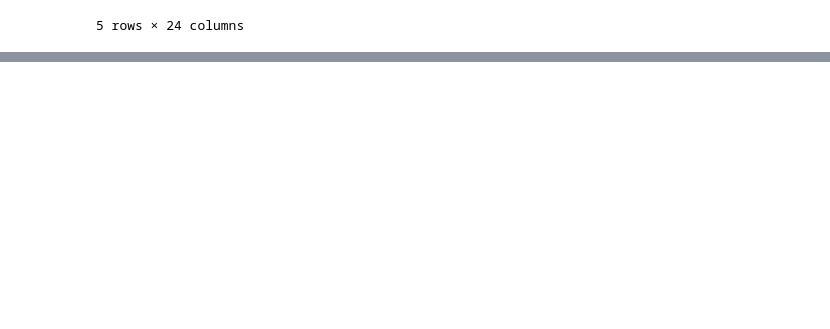
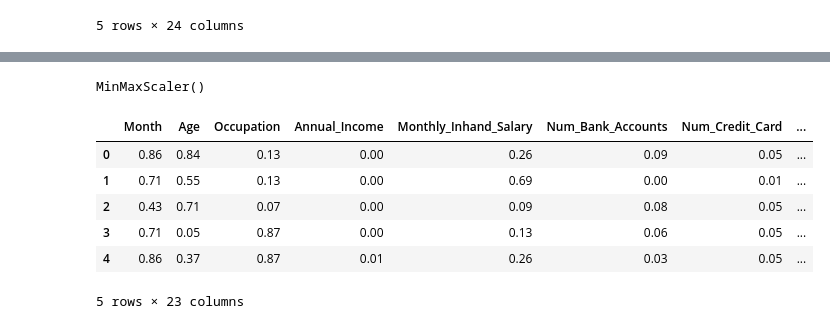
Before and after one commit to deepaksaipendyala/Credit-Score-Classification, a Jupyter notebook: Credit_score_classification.ipynb, the cells around one changed output, grey strips where cells are left out. Drawn from its saved outputs; the diff is of its cells as text; code cells hidden in the pictures; blank space fills up the shorter version.

```diff
--- a/Credit_score_classification.ipynb
+++ b/Credit_score_classification.ipynb
@@ -830,0 +839,6 @@ Text(0, 0.5, 'Accuracy Rate')
+# %%
+scaled = MinMaxScaler()
+# %%
+scaled. fit(mdata.drop('Credit_Score',axis=1))
+# %% [output]
+MinMaxScaler()
@@ -830,0 +849,12 @@ Text(0, 0.5, 'Accuracy Rate')
+# %%
+data_set_feat = np.round(data_set_feat, decimals=2) #rounding all values to 2 decimals
+
+data_set_feat.head() #dataset_after_normalization
+# %% [output]
+|  | Month | Age | Occupation | Annual_Income | Monthly_Inhand_Salary | Num_Bank_Accounts | Num_Credit_Card | ... |
+| 0 | 0.86 | 0.84 | 0.13 | 0.00 | 0.26 | 0.09 | 0.05 | ... |
+| 1 | 0.71 | 0.55 | 0.13 | 0.00 | 0.69 | 0.00 | 0.01 | ... |
+| 2 | 0.43 | 0.71 | 0.07 | 0.00 | 0.09 | 0.08 | 0.05 | ... |
+| 3 | 0.71 | 0.05 | 0.87 | 0.00 | 0.13 | 0.06 | 0.05 | ... |
+| 4 | 0.86 | 0.37 | 0.87 | 0.01 | 0.26 | 0.03 | 0.05 | ... |
+5 rows × 23 columns
```
Also changed, not shown: parts of 57 cells of this notebook.
